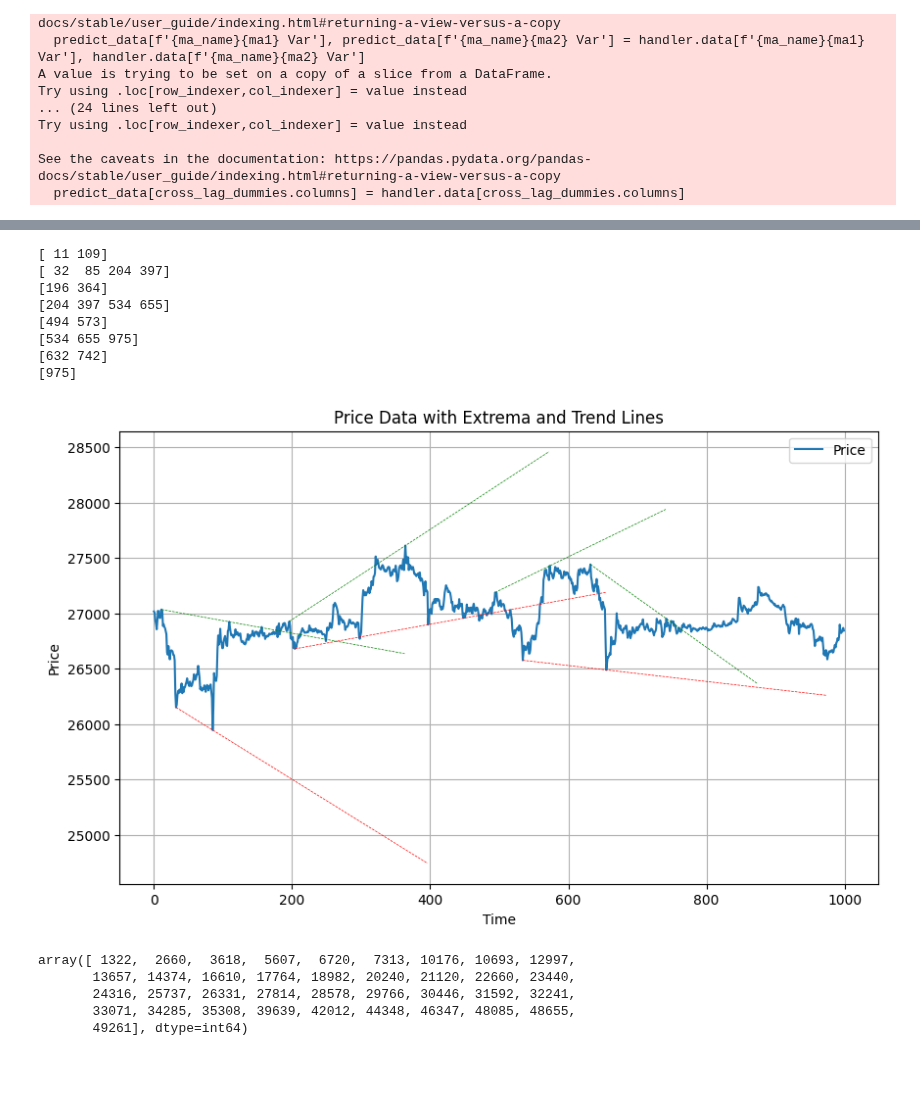
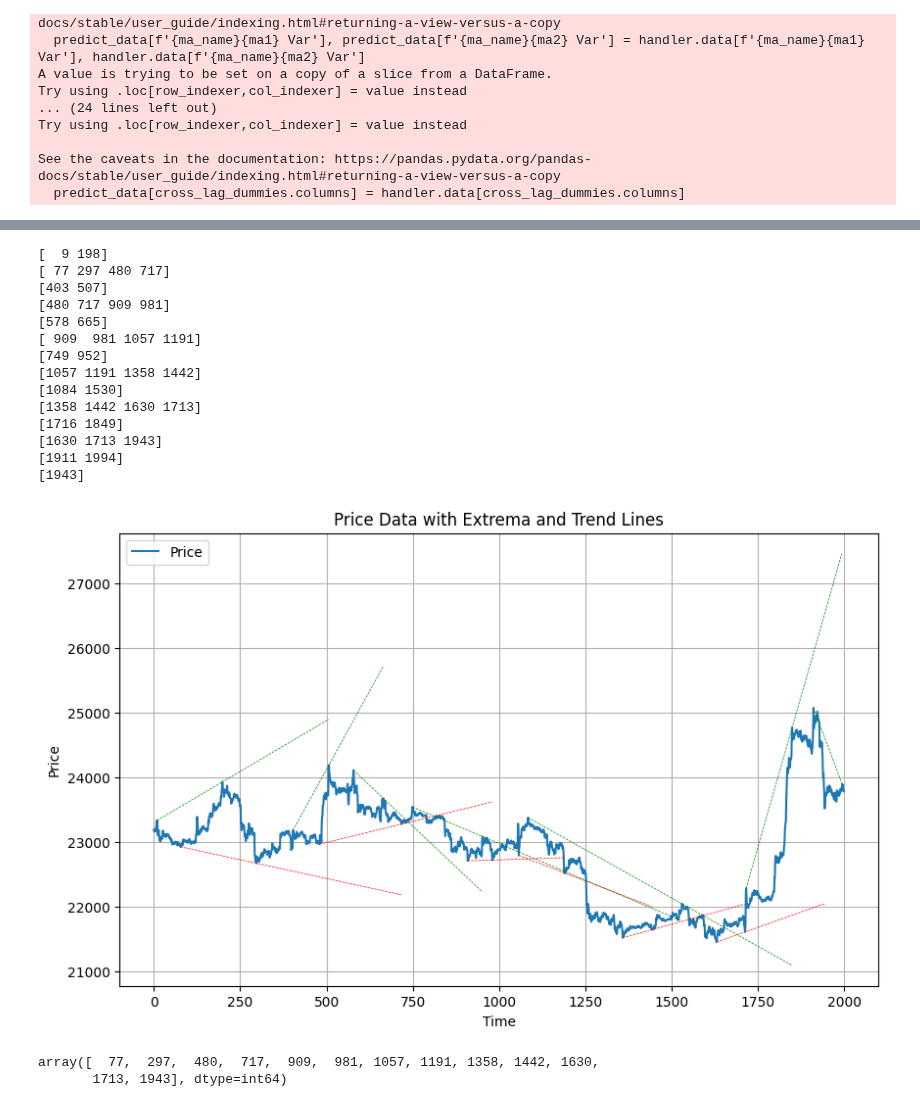
Before and after one commit to Alexis-Fauxbaton/Financial-Predictions, a Jupyter notebook: test.ipynb, the cells around one changed output, grey strips where cells are left out. Saved outputs shown, nothing was run; the diff lists cells and outputs as text; code cells hidden in the pictures; blank space fills up the shorter version.

```diff
--- a/test.ipynb
+++ b/test.ipynb
@@ -104,7 +104,7 @@ Try using .loc[row_indexer,col_indexer] = value instead
 See the caveats in the documentation: https://pandas.pydata.org/pandas-docs/stable/user_guide/indexing.html#returning-a-view-versus-a-copy
   predict_data[cross_lag_dummies.columns] = handler.data[cross_lag_dummies.columns]
 # %%
-# add_ichimoku(handler.data)
+handler.data = add_ichimoku(handler.data)
 # %%
 handler.data.iloc[0:30]
 # %% [output]
@@ -185,7 +187,7 @@ window = 1000
 
 # Generate price data
 x, price = generate_price_data(100)
-x, price = np.arange(window), np.array(handler.data['Close'])[-window*2:-window]
+x, price = np.arange(window*2), np.array(handler.data['Close'])[-window*3:-window]
 
 # Find extrema (peaks and valleys)
 _, valleys_idx = find_extrema(price, 50)
@@ -198,47 +200,50 @@ threshold = 2
 support_lines = {}
 resistance_lines = {}
 
 i = 0
 while i < valleys_idx.size:
     valleys = valleys_idx[i:i+threshold]
     trend_line_x = x[valleys]
     trend_line_y = fit_trend_line(trend_line_x, price[valleys])
     # print(trend_line_x, trend_line_y)
 
     valleys = valleys_idx[i:i+2*threshold]
     trend_line_x = x[valleys[0]:valleys[-1]]
     support_lines[i] = (trend_line_x, trend_line_y[0] * trend_line_x + trend_line_y[1])
 
     peaks = peaks_idx[i:i+threshold]
     print(peaks)
     print(valleys)
     trend_line_x = x[peaks]
     trend_line_y = fit_trend_line(trend_line_x, price[peaks])
     # print(trend_line_x, trend_line_y)
 
     peaks = peaks_idx[i:i+2*threshold]
     trend_line_x = x[peaks[0]:peaks[-1]]
     resistance_lines[i] = (trend_line_x, trend_line_y[0] * trend_line_x + trend_line_y[1])
 
     i += threshold
 
 # Plot price data with extrema and trend lines
 plot_price_with_extrema_trend(np.array(range(price.shape[0])), price, peaks_idx, valleys_idx, support_lines, resistance_lines)
 # %% [output]
-[ 11 109]
-[ 32  85 204 397]
-[196 364]
-[204 397 534 655]
-[494 573]
-[534 655 975]
-[632 742]
-[975]
+[  9 198]
+[ 77 297 480 717]
+[403 507]
+[480 717 909 981]
+[578 665]
+[ 909  981 1057 1191]
+[749 952]
+[1057 1191 1358 1442]
+[1084 1530]
+[1358 1442 1630 1713]
+[1716 1849]
+[1630 1713 1943]
+[1911 1994]
+[1943]
-[figure, old version]
+[figure, new version]
 # %%
 valleys_idx
 # %% [output]
-array([ 1322,  2660,  3618,  5607,  6720,  7313, 10176, 10693, 12997,
-       13657, 14374, 16610, 17764, 18982, 20240, 21120, 22660, 23440,
-       24316, 25737, 26331, 27814, 28578, 29766, 30446, 31592, 32241,
-       33071, 34285, 35308, 39639, 42012, 44348, 46347, 48085, 48655,
-       49261], dtype=int64)
+array([  77,  297,  480,  717,  909,  981, 1057, 1191, 1358, 1442, 1630,
+       1713, 1943], dtype=int64)
```
Also changed, not shown: parts of 1 cell of this notebook, 5 other files.
